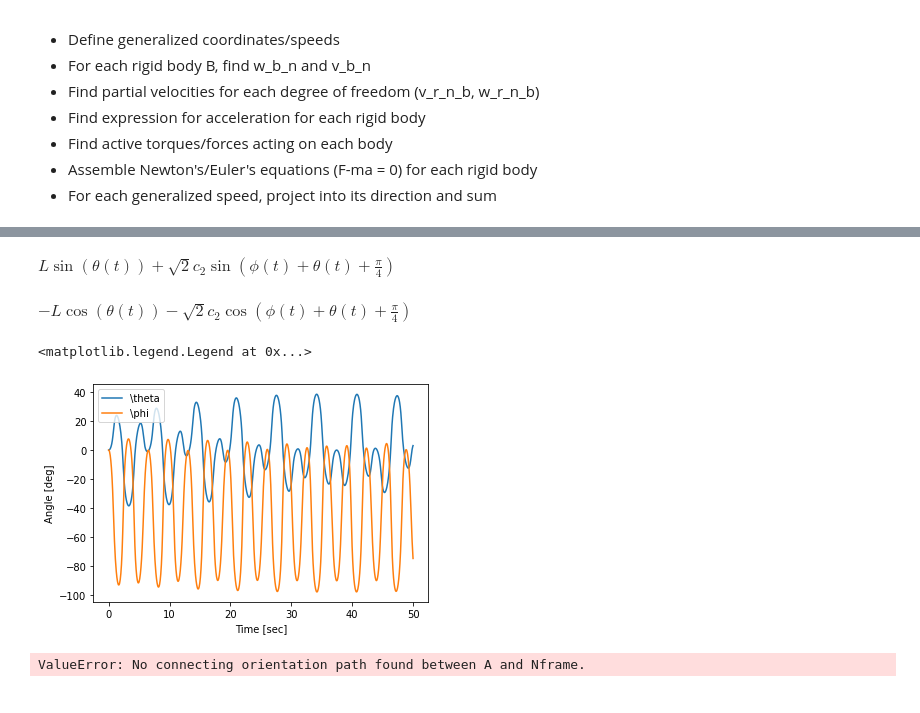
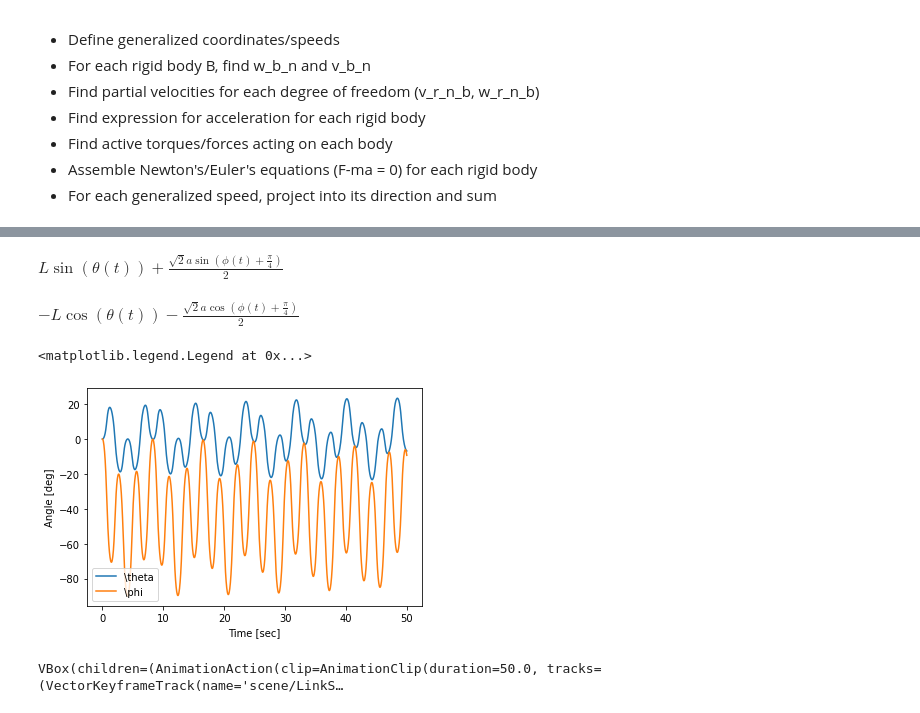
Before and after one commit to BAmercury/MasterClass, a Jupyter notebook: Kane_Examples/overview_tutorial.ipynb, the cells around one changed output, grey strips where cells are left out. Cells and saved outputs as stored; diff of their text form; code cells hidden in the pictures.

```diff
--- a/Kane_Examples/overview_tutorial.ipynb
+++ b/Kane_Examples/overview_tutorial.ipynb
@@ -231,39 +235,39 @@ $\displaystyle \left[\begin{matrix}- I_{A} \frac{d}{d t} \omega_{L}{\left(t \rig
 # %%
-trigsimp(C.pos_from(O) & N.x)
+trigsimp(C.pos_from(O).dot(Nrf.x))
 # %% [output]
-$\displaystyle L \sin{\left(\theta{\left(t \right)} \right)} + \sqrt{2} c_{2} \sin{\left(\phi{\left(t \right)} + \theta{\left(t \right)} + \frac{\pi}{4} \right)}$
+$\displaystyle L \sin{\left(\theta{\left(t \right)} \right)} + \frac{\sqrt{2} a \sin{\left(\phi{\left(t \right)} + \frac{\pi}{4} \right)}}{2}$
 # %%
-trigsimp(C.pos_from(O) & N.y)
+trigsimp(C.pos_from(O).dot(Nrf.y))
 # %% [output]
-$\displaystyle - L \cos{\left(\theta{\left(t \right)} \right)} - \sqrt{2} c_{2} \cos{\left(\phi{\left(t \right)} + \theta{\left(t \right)} + \frac{\pi}{4} \right)}$
+$\displaystyle - L \cos{\left(\theta{\left(t \right)} \right)} - \frac{\sqrt{2} a \cos{\left(\phi{\left(t \right)} + \frac{\pi}{4} \right)}}{2}$
 # %%
 # Obtain mass matrix and forcing vector
 mm = trigsimp(kane.mass_matrix_full)
 fm = trigsimp(kane.forcing_full)
 
 # List of all constants
-constants = [L, c1, m, Ia, a, c2, M, Ib, g]
-numerical_constants = array([12, 6, 0, 0, 6, 3, 10, 60, 9.81])
+constants = [L, m_link, Ig, a, m_block, Ic, g]
+numerical_constants = array([12, 0, 0, 6, 10, 60, 9.81])
 
 # Generate RHS
 rhs = generate_ode_function(fm, coordinates, speeds, constants, mass_matrix = mm)
 
 # Define initial conditions
 x0 = zeros(4)
 # Time
 t = linspace(0, 50, 1000)
 
 rhs(x0, 0.0, numerical_constants)
 
 y = odeint(rhs, x0, t, args=(numerical_constants, ))
 
 plt.plot(t, rad2deg(y[:,:2])) # first two columns of y contain theta and phi
 plt.xlabel('Time [sec]')
 plt.ylabel('Angle [deg]')
-plt.legend(["{}".format(vlatex(c)) for c in gen_coordinates])
+plt.legend(["{}".format(vlatex(c)) for c in coordinates])
 # %% [output]
 <matplotlib.legend.Legend at 0x...>
-[figure, old version]
+[figure, new version]
 # %%
 # 3D Vs
 from pydy.viz.shapes import Cylinder, Cube
@@ -277,10 +281,10 @@ constants_dict = dict(zip(constants, numerical_constants))
 
 link_shape = Cylinder(name='LinkShape', length=constants_dict[L], radius = 0.1, color = 'gray')
 block_shape = Cube(name='BlockShape', length=constants_dict[a], color = 'blue')
-lvf = VisualizationFrame('Link', A, G, link_shape)
-cvf = VisualizationFrame('Block', B, C, block_shape)
+lvf = VisualizationFrame('Link', Grf, G, link_shape)
+cvf = VisualizationFrame('Block', Crf, C, block_shape)
 
-scene = Scene(N, O)
+scene = Scene(Nrf, O)
 scene.visualization_frames = [lvf, cvf]
 scene.states_symbols = coordinates + speeds
 scene.constants = constants_dict
@@ -291,4 +295,4 @@ scene.display_jupyter(axes_arrow_length=5.0)
 #scene.display()
 #scene.display_jupyter(axes_arrow_length=None)
 # %% [output]
-ValueError: No connecting orientation path found between A and Nframe.
+VBox(children=(AnimationAction(clip=AnimationClip(duration=50.0, tracks=(VectorKeyframeTrack(name='scene/LinkS…
```
Also changed, not shown: parts of 2 cells of this notebook, 1 other file.
